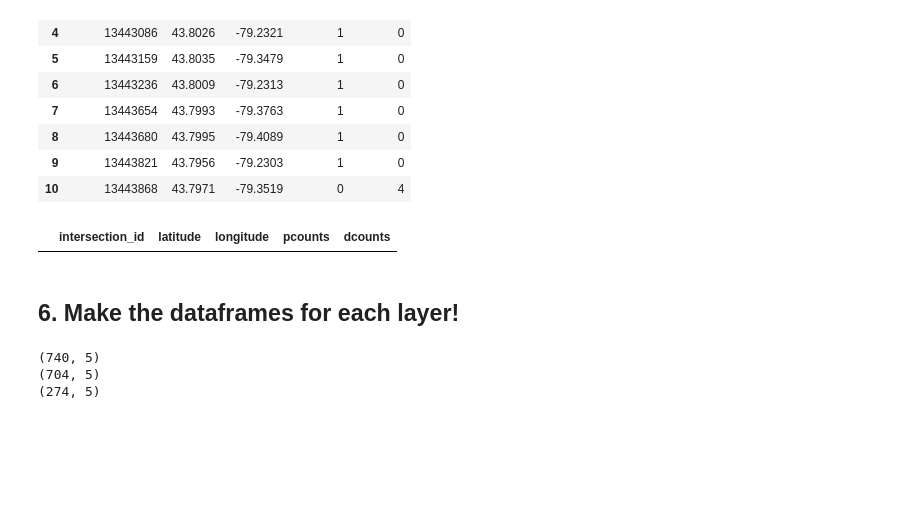
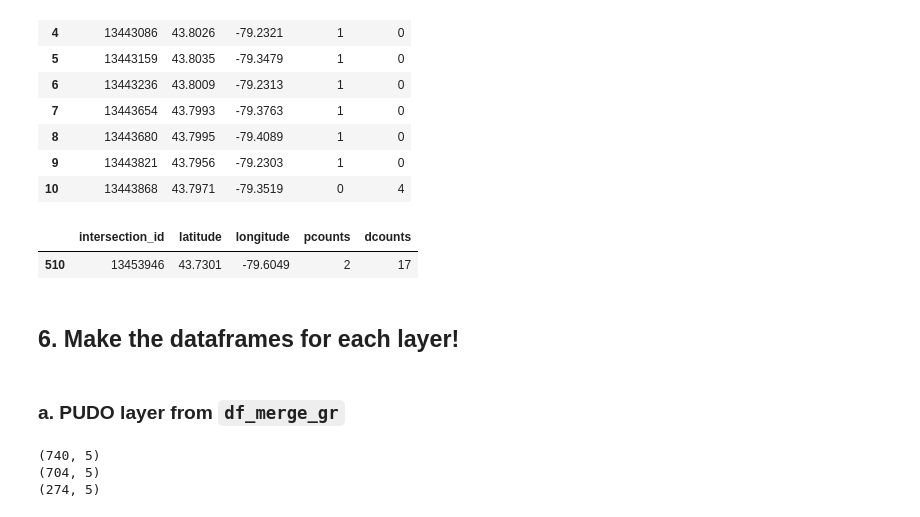
Before and after one commit to CityofToronto/bdit_cot-vfh, a Jupyter notebook: notebooks/create_pudo-geojson-mark-overlap_v1.ipynb, the cells around one changed output. Cells and saved outputs as stored; diff of their text form; code cells hidden in the pictures; blank space fills up the shorter version.

```diff
--- a/notebooks/create_pudo-geojson-mark-overlap_v1.ipynb
+++ b/notebooks/create_pudo-geojson-mark-overlap_v1.ipynb
@@ -68,8 +66,8 @@ elif ward == 10:
 # %% [markdown]
 # Read PUDO data from csv file
 # %%
-# fname = '../../../Documents/PROJECTS/VFH/COT_PAGE/INTERIM_DATA/FROM_PGADMIN/all_pudo_mon.csv'
-fname = '~/Documents/PROJECTS/BDITTO/VFH/DATA_STORY/DATA/from_pgAdmin/all_pudo_mon.csv'
+fname = '../../../Documents/PROJECTS/VFH/COT_PAGE/INTERIM_DATA/FROM_PGADMIN/all_pudo_mon.csv'
+# fname = '~/Documents/PROJECTS/BDITTO/VFH/DATA_STORY/DATA/from_pgAdmin/all_pudo_mon.csv'
 
 df = pd.read_csv(fname)
 
@@ -487,9 +561,12 @@ df_merge_gr.head(11)
 | 10 | 13443868 | 43.7971 | -79.3519 | 0 | 4 |
 # %%
 # Check
-this_id=13446142
+this_id=13453946
 df_merge_gr.loc[df_merge_gr['intersection_id']==this_id]
 # %% [output]
 |  | intersection_id | latitude | longitude | pcounts | dcounts |
+| 510 | 13453946 | 43.7301 | -79.6049 | 2 | 17 |
 # %% [markdown]
 ## 6. Make the dataframes for each layer!
+# %% [markdown]
+### a. PUDO layer from `df_merge_gr`
```
Also changed, not shown: parts of 30 cells of this notebook.
